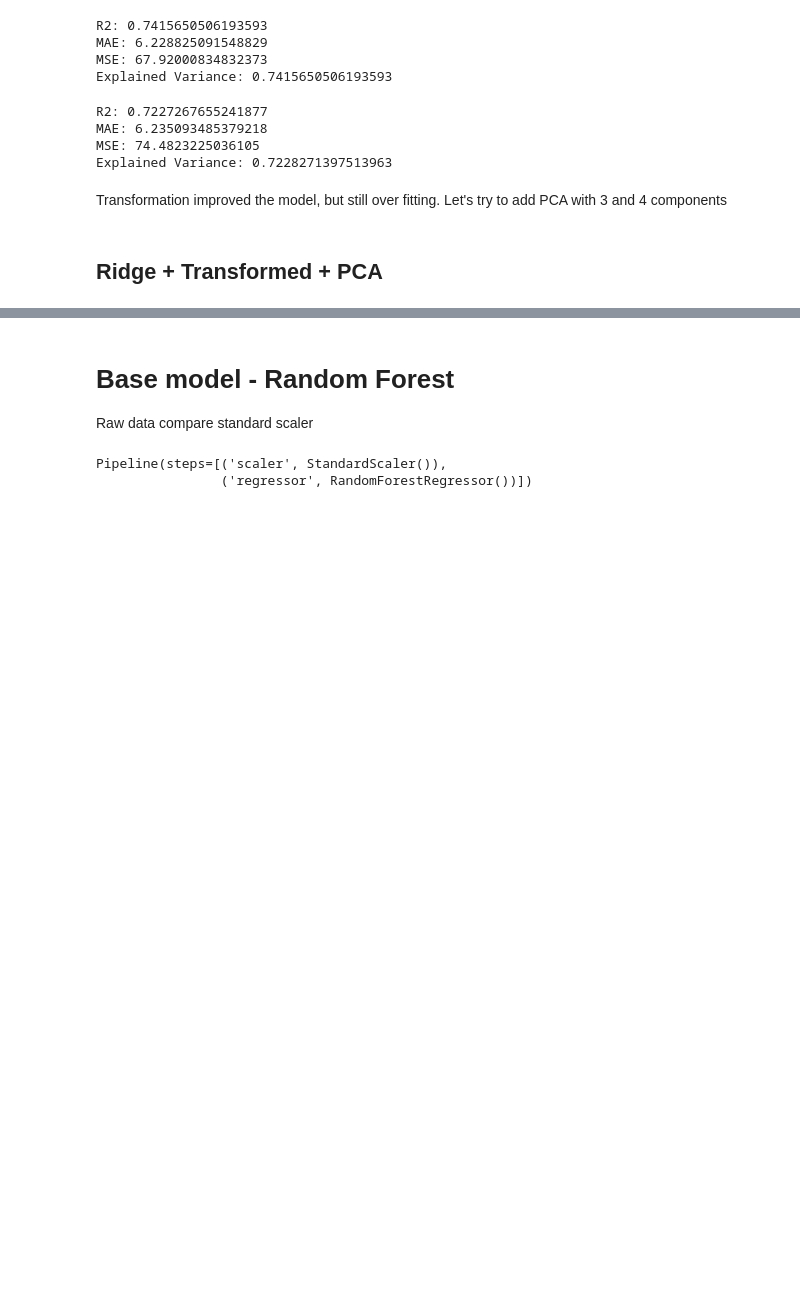
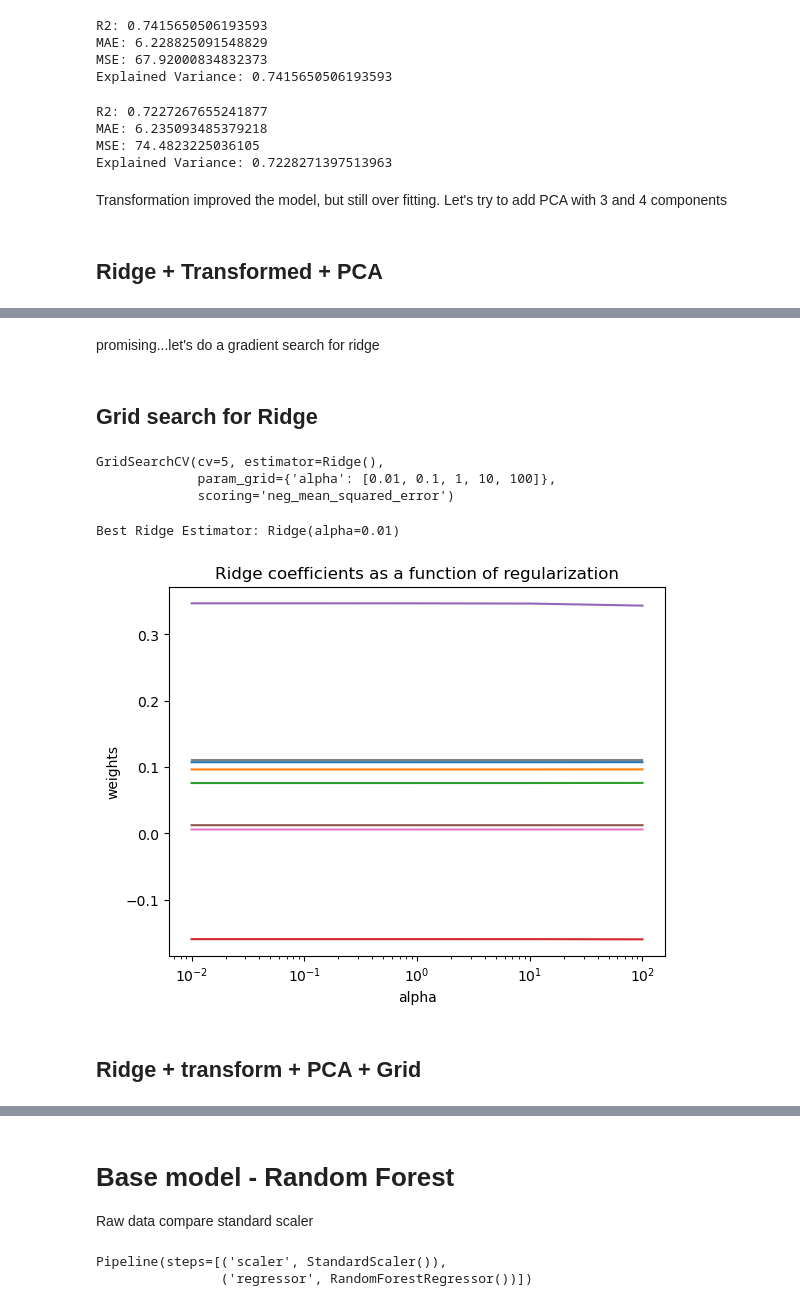
Before and after one commit to SBangarh/Concrete-Strength-Analysis, a Jupyter notebook: models_redo.ipynb, the cells around one changed output, grey strips where cells are left out. Saved outputs shown, nothing was run; the diff lists cells and outputs as text; code cells hidden in the pictures; blank space fills up the shorter version.

```diff
--- a/models_redo.ipynb
+++ b/models_redo.ipynb
@@ -281,0 +282,44 @@ Explained Variance: 0.582987689496063
+# %% [markdown]
+promising...let's do a gradient search for ridge
+# %% [markdown]
+## Grid search for Ridge
+# %%
+#import gridsearhc
+from sklearn.model_selection import GridSearchCV
+
+#define parameters
+parameters = {'alpha': [0.01, 0.1, 1, 10, 100]}
+
+#declare model
+model = Ridge()
+ridge_grid = GridSearchCV(model, parameters, scoring='neg_mean_squared_error', cv=5)
+ridge_grid.fit(X_train, y_train)
+# %% [output]
+GridSearchCV(cv=5, estimator=Ridge(),
+             param_grid={'alpha': [0.01, 0.1, 1, 10, 100]},
+             scoring='neg_mean_squared_error')
+# %%
+best_model =ridge_grid.best_estimator_
+print("Best Ridge Estimator:", best_model)
+# %% [output]
+Best Ridge Estimator: Ridge(alpha=0.01)
+# %%
+import matplotlib.pyplot as plt
+
+alphas = [0.01, 0.1, 1, 10, 100]
+coefs = []
+for a in alphas:
+    ridge = Ridge(alpha=a, fit_intercept=False)
+    ridge.fit(X_train, y_train)
+    coefs.append(ridge.coef_)
+
+plt.plot(alphas, coefs)
+plt.xscale('log')
+plt.xlabel('alpha')
+plt.ylabel('weights')
+plt.title('Ridge coefficients as a function of regularization')
+plt.show()
+# %% [output]
+[figure, added]
+# %% [markdown]
+## Ridge + transform + PCA + Grid
```
Also changed, not shown: parts of 21 cells of this notebook, 1 other file.
